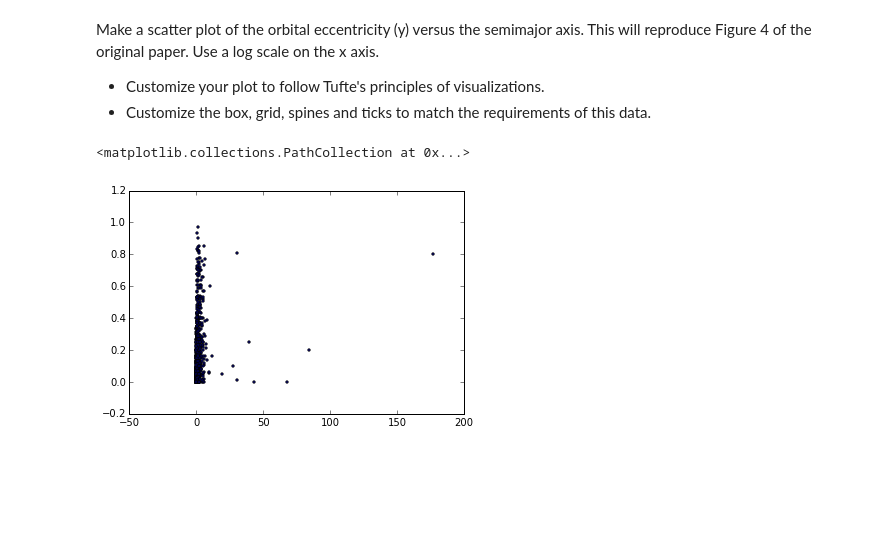
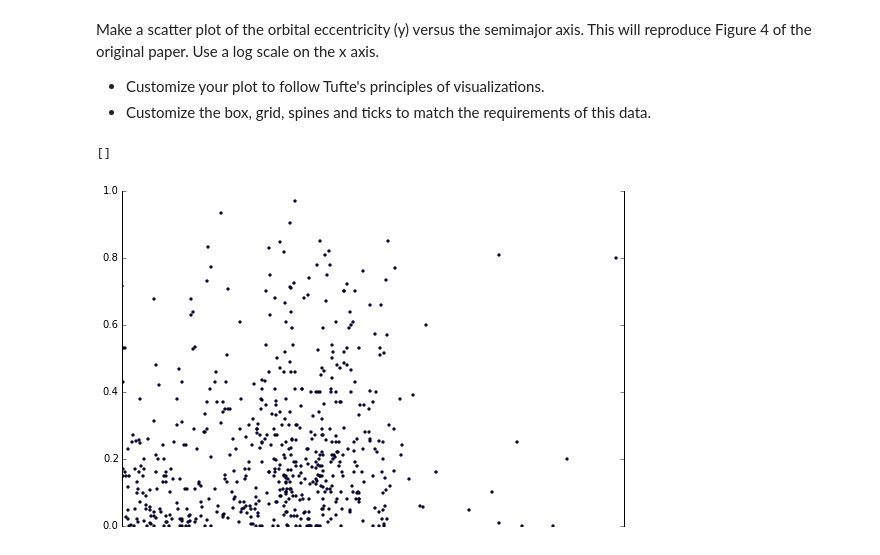
Before and after one commit to SJSlavin/phys202-2015-work, a Jupyter notebook: assignments/assignment04/MatplotlibEx02.ipynb, the cells around one changed output. Drawn from its saved outputs; the diff is of its cells as text; code cells hidden in the pictures; blank space fills up the shorter version.

```diff
--- a/assignments/assignment04/MatplotlibEx02.ipynb
+++ b/assignments/assignment04/MatplotlibEx02.ipynb
@@ -68,11 +71,14 @@ Make a scatter plot of the orbital eccentricity (y) versus the semimajor axis. T
 * Customize the box, grid, spines and ticks to match the requirements of this data.
 # %%
 # YOUR CODE HERE
-fig = plt.figure()
+fig = plt.figure(figsize=(9,6))
 
 plt.scatter(data[:,5], data[:,6], s = 5)
+plt.xlim(0,200)
+plt.ylim(0,1)
+plt.semilogx()
 # %% [output]
-<matplotlib.collections.PathCollection at 0x...>
+[]
-[figure, old version]
+[figure, new version]
 # %%
 assert True # leave for grading
```
Also changed, not shown: parts of 1 cell of this notebook, 2 other files.
